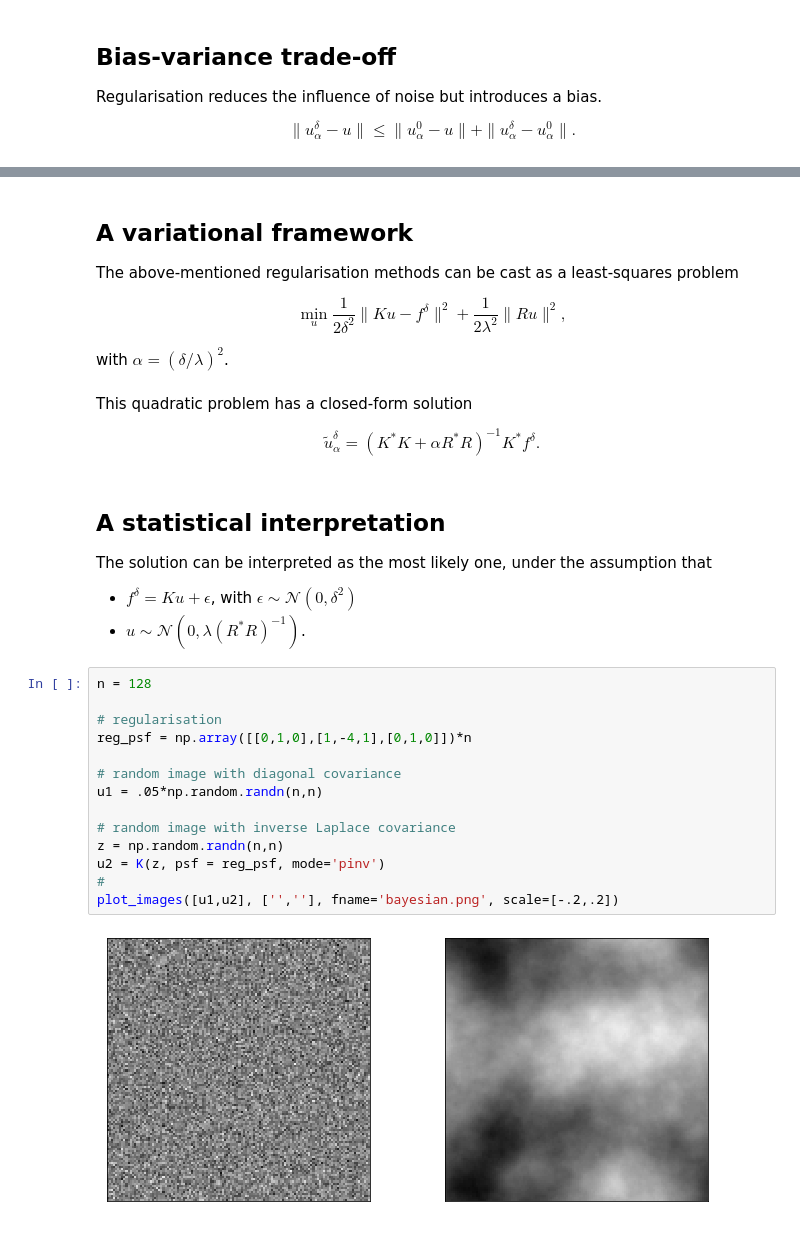
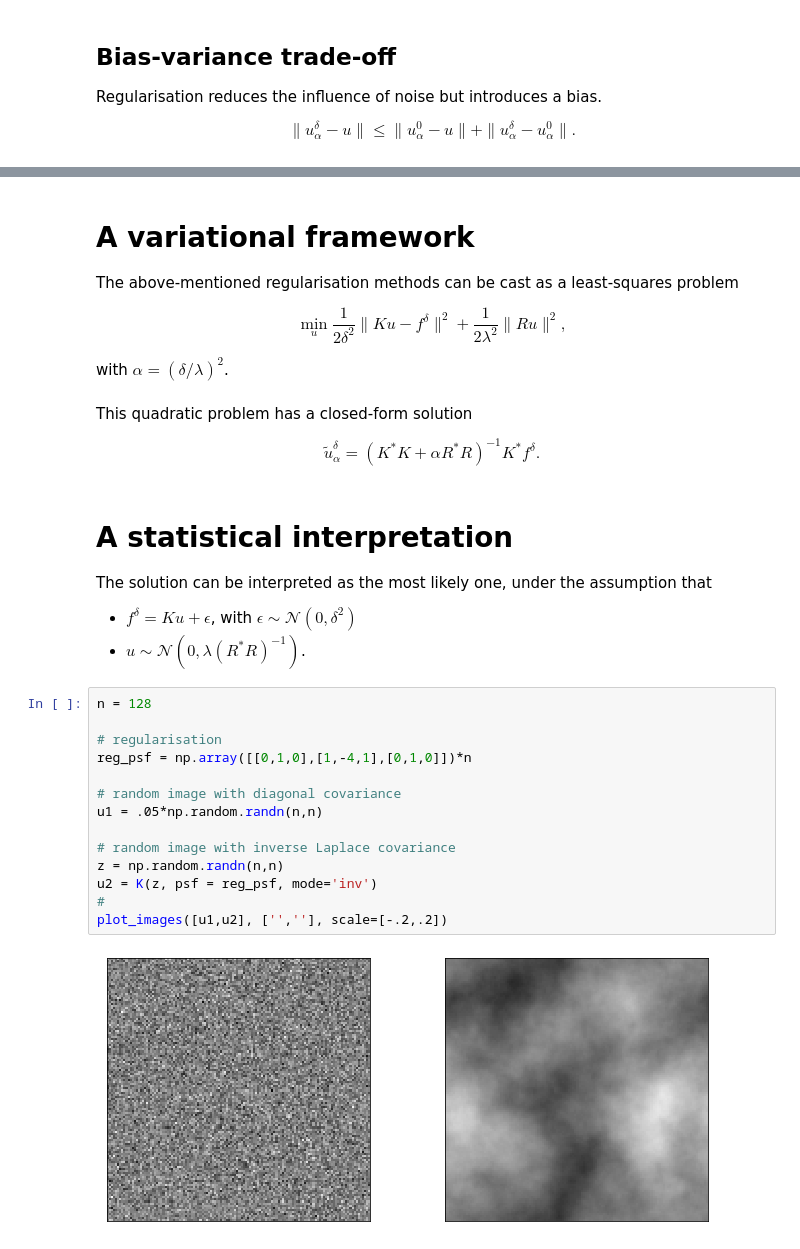
Before and after one commit to TristanvanLeeuwen/Summerschool, a Jupyter notebook: LinearFilters.ipynb, the cells around one changed output, grey strips where cells are left out. Saved outputs shown, nothing was run; the diff lists cells and outputs as text.

```diff
--- a/LinearFilters.ipynb
+++ b/LinearFilters.ipynb
@@ -115,5 +127,5 @@ plt.savefig('bias_variance.png',dpi=300)
 # %% [markdown]
-## A variational framework
+# A variational framework
 
 The above-mentioned regularisation methods can be cast as a least-squares problem
 
@@ -125,7 +137,7 @@ This quadratic problem has a closed-form solution
 
 $$\widetilde{u}^\delta_\alpha = \left(K^*\!K + \alpha R^*\!R\right)^{-1}K^*f^\delta.$$
 # %% [markdown]
-## A statistical interpretation
+# A statistical interpretation
 
 The solution can be interpreted as the most likely one, under the assumption that
 
@@ -134,16 +146,16 @@ The solution can be interpreted as the most likely one, under the assumption tha
 # %%
 n = 128
 
 # regularisation
 reg_psf = np.array([[0,1,0],[1,-4,1],[0,1,0]])*n
 
 # random image with diagonal covariance
 u1 = .05*np.random.randn(n,n)
 
 # random image with inverse Laplace covariance
 z = np.random.randn(n,n)
-u2 = K(z, psf = reg_psf, mode='pinv')
+u2 = K(z, psf = reg_psf, mode='inv')
 #
-plot_images([u1,u2], ['',''], fname='bayesian.png', scale=[-.2,.2])
+plot_images([u1,u2], ['',''], scale=[-.2,.2])
 # %% [output]
-[figure, old version]
+[figure, new version]
```
Also changed, not shown: parts of 12 cells of this notebook, 3 other files.
